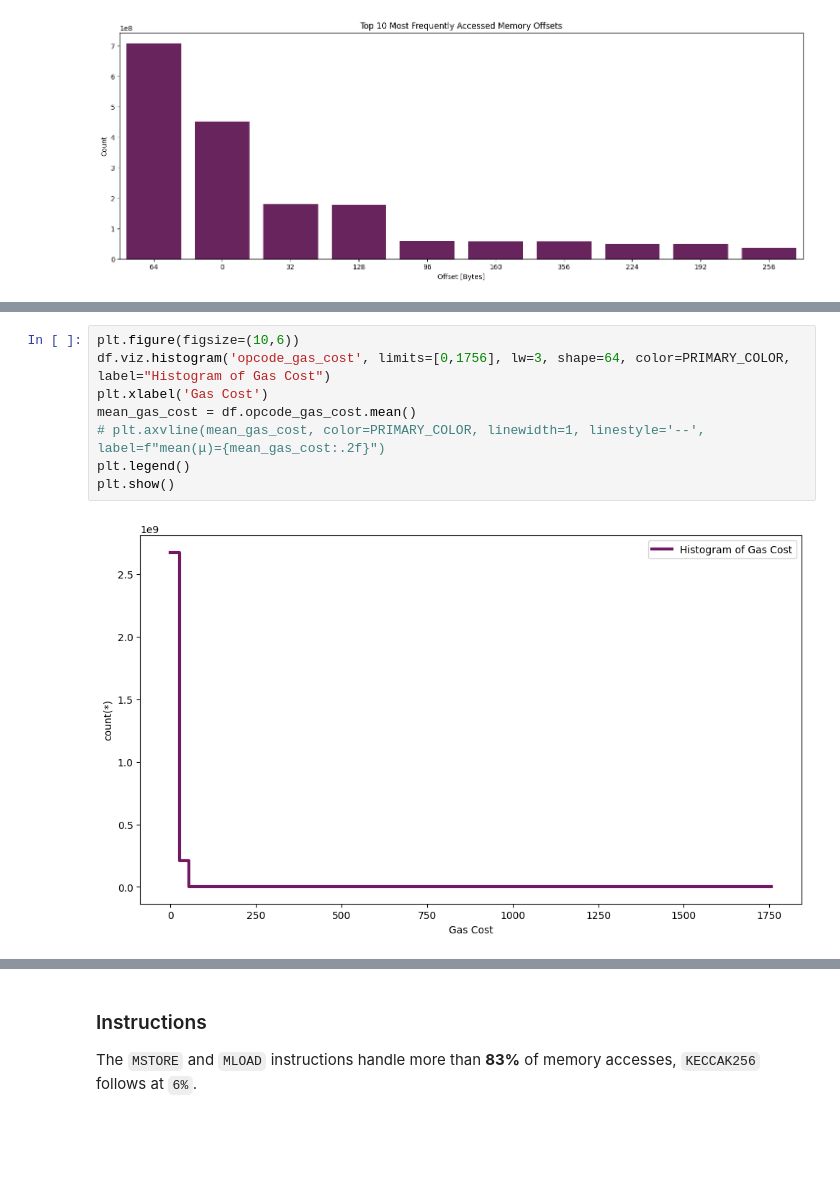
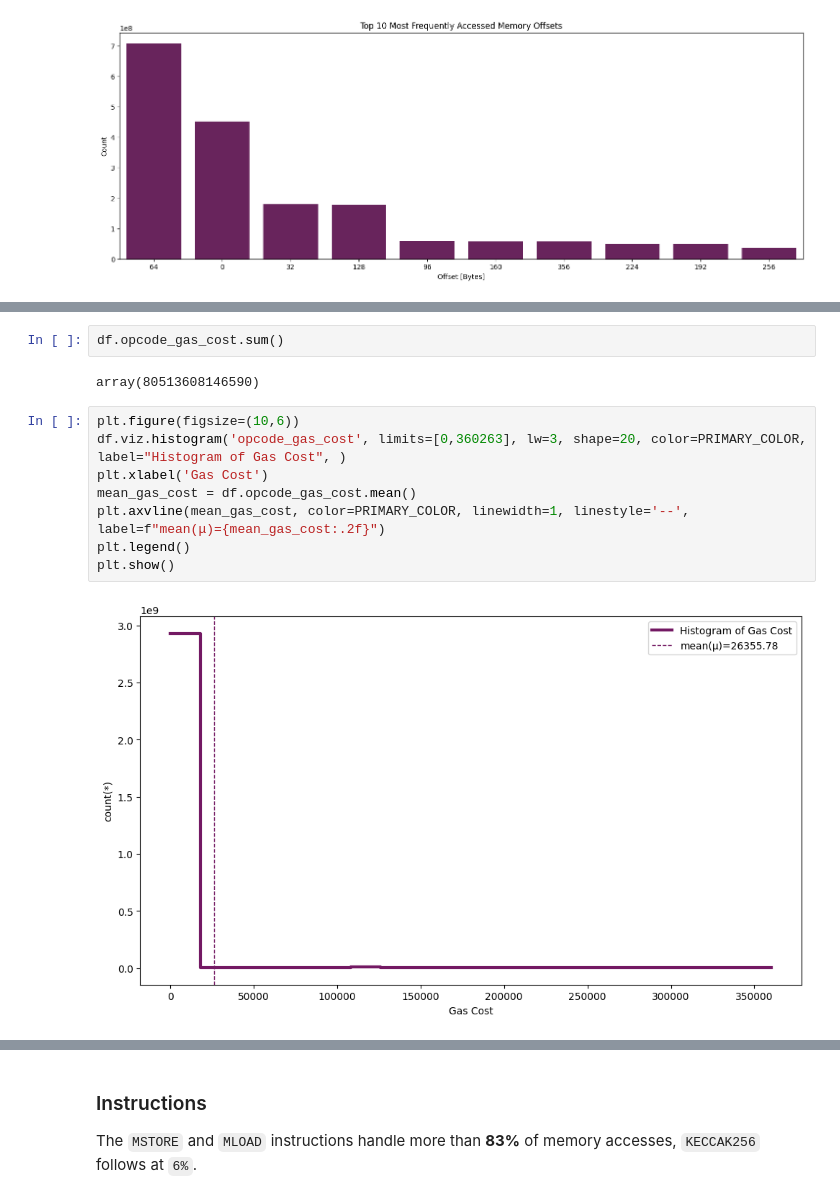
Before and after one commit to raxhvl/evm-memory-analysis, a Jupyter notebook: evm-memory-analysis.ipynb, the cells around one changed output, grey strips where cells are left out. Saved outputs shown, nothing was run; the diff lists cells and outputs as text; blank space fills up the shorter version.

```diff
--- a/evm-memory-analysis.ipynb
+++ b/evm-memory-analysis.ipynb
@@ -212,13 +257,17 @@ show_column_summary(df.opcode_gas_cost)
 | 75 percentile | 6.0 |
 | 95 percentile | 1756.0 |
 | 99 percentile | 360263.0 |
+# %%
+df.opcode_gas_cost.sum()
+# %% [output]
+array(80513608146590)
 # %%
 plt.figure(figsize=(10,6))
-df.viz.histogram('opcode_gas_cost', limits=[0,1756], lw=3, shape=64, color=PRIMARY_COLOR, label="Histogram of Gas Cost")
+df.viz.histogram('opcode_gas_cost', limits=[0,360263], lw=3, shape=20, color=PRIMARY_COLOR, label="Histogram of Gas Cost", )
 plt.xlabel('Gas Cost')
 mean_gas_cost = df.opcode_gas_cost.mean()
-# plt.axvline(mean_gas_cost, color=PRIMARY_COLOR, linewidth=1, linestyle='--', label=f"mean(μ)={mean_gas_cost:.2f}")
+plt.axvline(mean_gas_cost, color=PRIMARY_COLOR, linewidth=1, linestyle='--', label=f"mean(μ)={mean_gas_cost:.2f}")
 plt.legend()
 plt.show()
 # %% [output]
-[figure, old version]
+[figure, new version]
```
Also changed, not shown: parts of 19 cells of this notebook.
